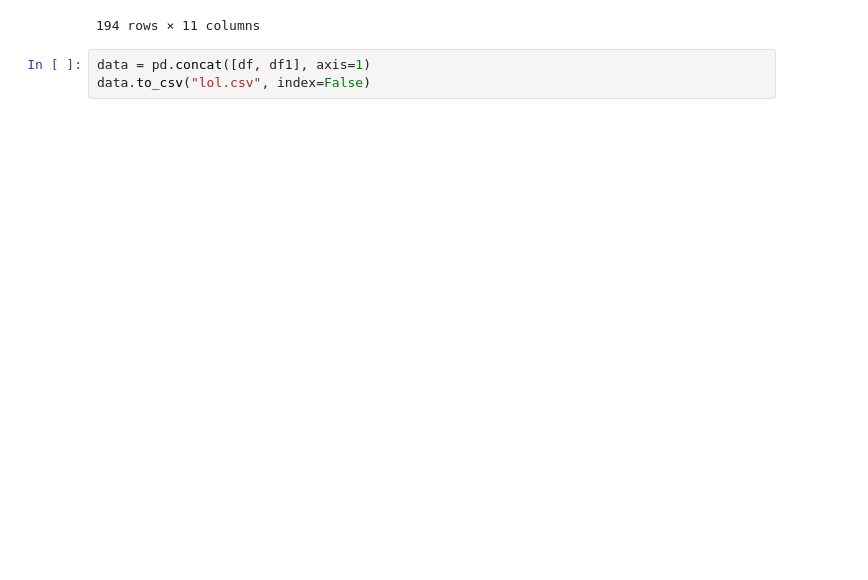
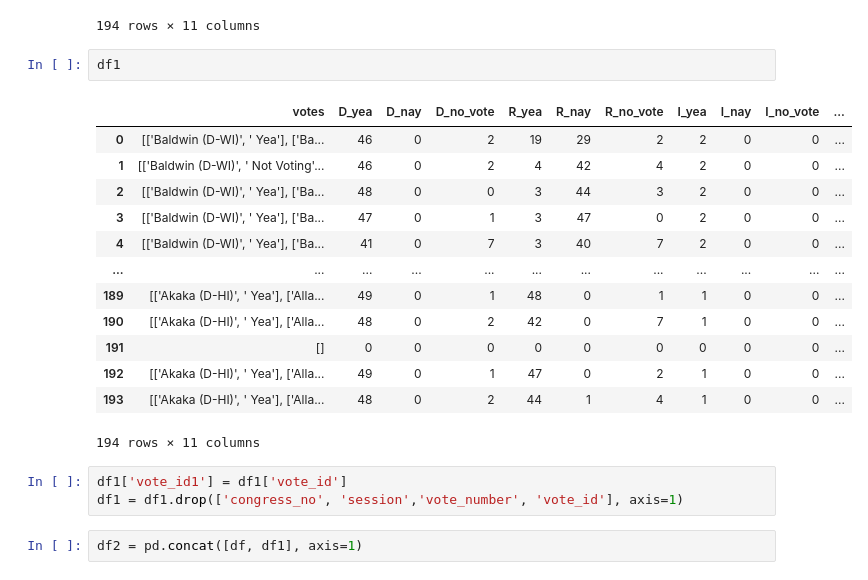
Before and after one commit to laurabejder/federal-judges-appointment, a Jupyter notebook: 05-merging_data.ipynb, the cells around one changed output. Cells and saved outputs as stored; diff of their text form; blank space fills up the shorter version.

```diff
--- a/05-merging_data.ipynb
+++ b/05-merging_data.ipynb
@@ -20,6 +20,24 @@ df
 | 192 | William J. Riley | PN458 | 107 | Eighth | 2001-08-02 | 97.0 | 0.0 | ... |
 | 193 | Roger L. Gregory | PN402 | 107 | Fourth | 2001-07-20 | 93.0 | 1.0 | ... |
 194 rows × 11 columns
+# %%
+df1
+# %% [output]
+|  | votes | D_yea | D_nay | D_no_vote | R_yea | R_nay | R_no_vote | I_yea | I_nay | I_no_vote | ... |
+| 0 | [['Baldwin (D-WI)', ' Yea'], ['Ba... | 46 | 0 | 2 | 19 | 29 | 2 | 2 | 0 | 0 | ... |
+| 1 | [['Baldwin (D-WI)', ' Not Voting'... | 46 | 0 | 2 | 4 | 42 | 4 | 2 | 0 | 0 | ... |
+| 2 | [['Baldwin (D-WI)', ' Yea'], ['Ba... | 48 | 0 | 0 | 3 | 44 | 3 | 2 | 0 | 0 | ... |
+| 3 | [['Baldwin (D-WI)', ' Yea'], ['Ba... | 47 | 0 | 1 | 3 | 47 | 0 | 2 | 0 | 0 | ... |
+| 4 | [['Baldwin (D-WI)', ' Yea'], ['Ba... | 41 | 0 | 7 | 3 | 40 | 7 | 2 | 0 | 0 | ... |
+| ... | ... | ... | ... | ... | ... | ... | ... | ... | ... | ... | ... |
+| 189 | [['Akaka (D-HI)', ' Yea'], ['Alla... | 49 | 0 | 1 | 48 | 0 | 1 | 1 | 0 | 0 | ... |
+| 190 | [['Akaka (D-HI)', ' Yea'], ['Alla... | 48 | 0 | 2 | 42 | 0 | 7 | 1 | 0 | 0 | ... |
+| 191 | [] | 0 | 0 | 0 | 0 | 0 | 0 | 0 | 0 | 0 | ... |
+| 192 | [['Akaka (D-HI)', ' Yea'], ['Alla... | 49 | 0 | 1 | 47 | 0 | 2 | 1 | 0 | 0 | ... |
+| 193 | [['Akaka (D-HI)', ' Yea'], ['Alla... | 48 | 0 | 2 | 44 | 1 | 4 | 1 | 0 | 0 | ... |
+194 rows × 11 columns
+# %%
+df1['vote_id1'] = df1['vote_id']
+df1 = df1.drop(['congress_no', 'session','vote_number', 'vote_id'], axis=1)
 # %%
-data = pd.concat([df, df1], axis=1)
-data.to_csv("lol.csv", index=False)
+df2 = pd.concat([df, df1], axis=1)
```
Also changed, not shown: parts of 5 cells of this notebook, 18 other files.
